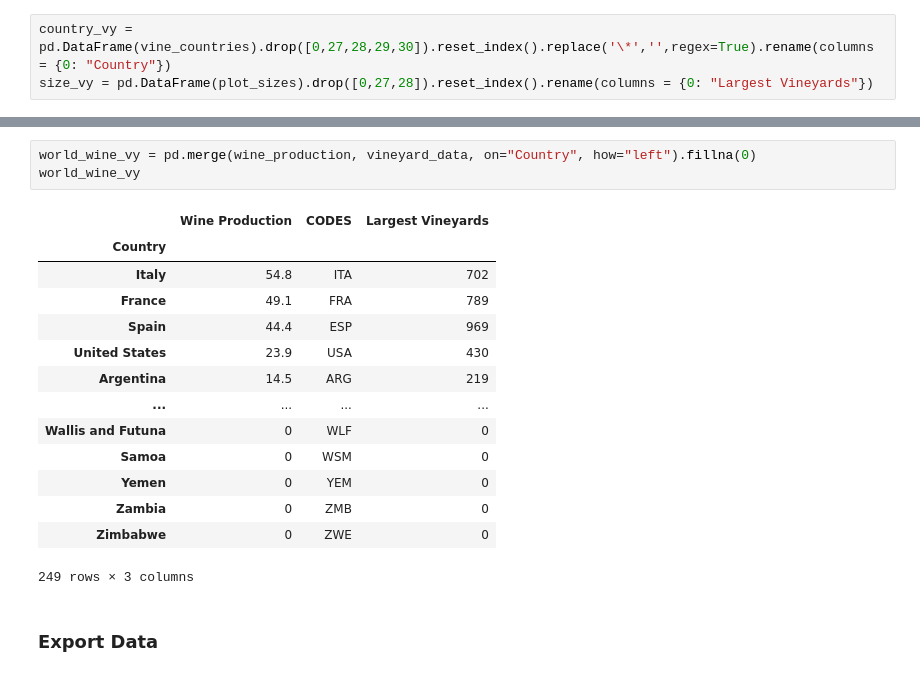
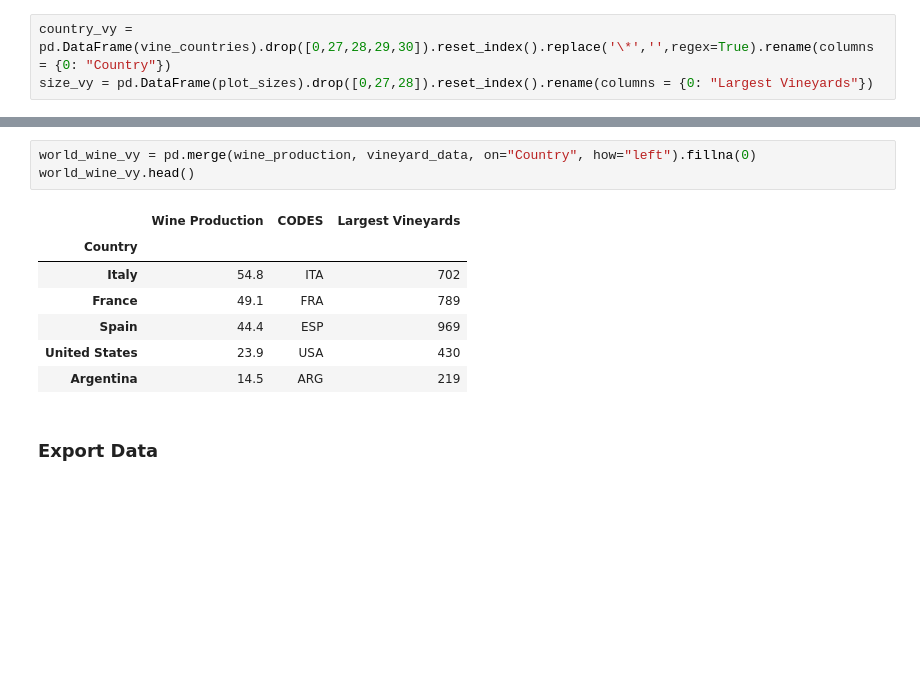
Before and after one commit to SaifeelMomin/PocketSom, a Jupyter notebook: world_wine/wine_regions.ipynb, the cells around one changed output, grey strips where cells are left out. Cells and saved outputs as stored; diff of their text form; blank space fills up the shorter version.

```diff
--- a/world_wine/wine_regions.ipynb
+++ b/world_wine/wine_regions.ipynb
@@ -177,21 +140,14 @@ vineyard_data
 # %%
 world_wine_vy = pd.merge(wine_production, vineyard_data, on="Country", how="left").fillna(0)
-world_wine_vy
+world_wine_vy.head()
 # %% [output]
 |  | Wine Production | CODES | Largest Vineyards |
 | Country |  |  |  |
 | Italy | 54.8 | ITA | 702 |
 | France | 49.1 | FRA | 789 |
 | Spain | 44.4 | ESP | 969 |
 | United States | 23.9 | USA | 430 |
 | Argentina | 14.5 | ARG | 219 |
-| ... | ... | ... | ... |
-| Wallis and Futuna | 0 | WLF | 0 |
-| Samoa | 0 | WSM | 0 |
-| Yemen | 0 | YEM | 0 |
-| Zambia | 0 | ZMB | 0 |
-| Zimbabwe | 0 | ZWE | 0 |
-249 rows × 3 columns
 # %% [markdown]
 ### Export Data
 # %%
```
Also changed, not shown: parts of 19 cells of this notebook, 4 other files.
